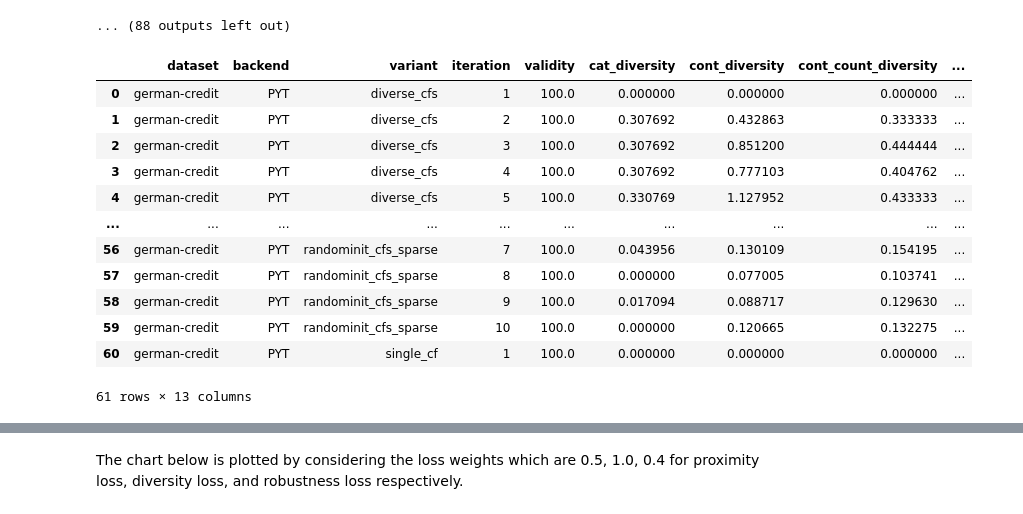
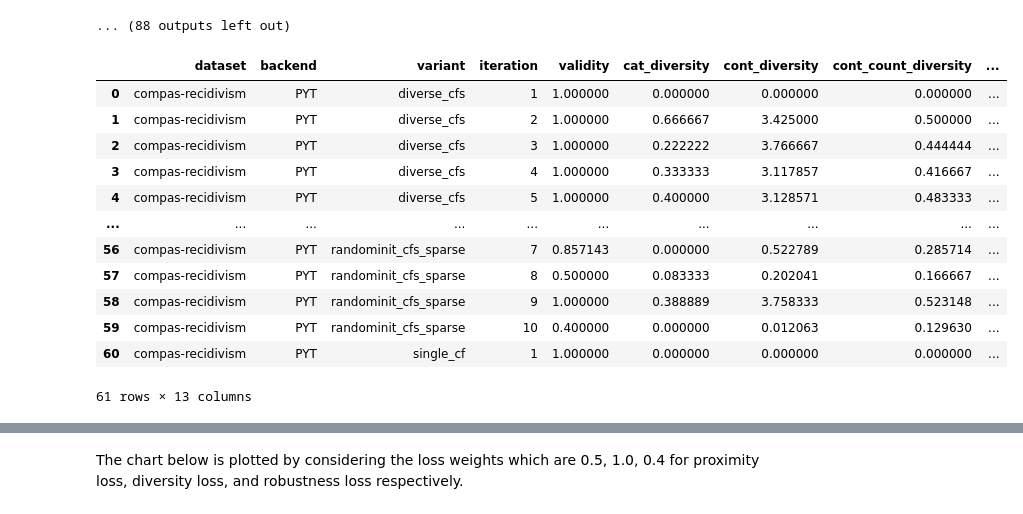
Before and after one commit to Dice-Extended/dice-x, a Jupyter notebook: docs/source/notebooks/Benchmarking_Preliminary_Metrics.ipynb, the cells around one changed output, grey strips where cells are left out. Drawn from its saved outputs; the diff is of its cells as text; code cells hidden in the pictures.

```diff
--- a/docs/source/notebooks/Benchmarking_Preliminary_Metrics.ipynb
+++ b/docs/source/notebooks/Benchmarking_Preliminary_Metrics.ipynb
@@ -895,45 +898,45 @@ METRIC_KEYS = [
 rows = []
 for dataset, dataset_data in comparison_results.items():
     # Get the PYT backend data for this dataset.
     if 'PYT' not in dataset_data:
         continue
     pyt_data = dataset_data['PYT']
     # Loop over all variants for the PYT backend.
     for variant, metrics in pyt_data.items():
         # Assume that all metric lists have the same length and that there is an "iteration" key.
         iterations = metrics.get("iteration", list(range(1, len(metrics["validity"]) + 1)))
         # For each iteration, create a row with all metric values.
         for i, iter_val in enumerate(iterations):
             row = {
                 "dataset": dataset,
                 "backend": "PYT",
                 "variant": variant,
                 "iteration": iter_val
             }
             # For each metric, get the value for this iteration.
             for key in METRIC_KEYS:
                 # If the metric list is too short, use None.
                 row[key] = metrics[key][i] if i < len(metrics[key]) else None
             rows.append(row)
 
 df_table = pd.DataFrame(rows)
 
 # Optionally, sort the table by dataset, variant, and iteration.
 df_table = df_table.sort_values(by=["dataset", "variant", "iteration"])
-df_table.head(400)
+df_table[df_table['dataset'] == 'compas-recidivism']
 # %% [output]
 |  | dataset | backend | variant | iteration | validity | cat_diversity | cont_diversity | cont_count_diversity | ... |
-| 0 | german-credit | PYT | diverse_cfs | 1 | 100.0 | 0.000000 | 0.000000 | 0.000000 | ... |
-| 1 | german-credit | PYT | diverse_cfs | 2 | 100.0 | 0.307692 | 0.432863 | 0.333333 | ... |
-| 2 | german-credit | PYT | diverse_cfs | 3 | 100.0 | 0.307692 | 0.851200 | 0.444444 | ... |
-| 3 | german-credit | PYT | diverse_cfs | 4 | 100.0 | 0.307692 | 0.777103 | 0.404762 | ... |
-| 4 | german-credit | PYT | diverse_cfs | 5 | 100.0 | 0.330769 | 1.127952 | 0.433333 | ... |
+| 0 | compas-recidivism | PYT | diverse_cfs | 1 | 1.000000 | 0.000000 | 0.000000 | 0.000000 | ... |
+| 1 | compas-recidivism | PYT | diverse_cfs | 2 | 1.000000 | 0.666667 | 3.425000 | 0.500000 | ... |
+| 2 | compas-recidivism | PYT | diverse_cfs | 3 | 1.000000 | 0.222222 | 3.766667 | 0.444444 | ... |
+| 3 | compas-recidivism | PYT | diverse_cfs | 4 | 1.000000 | 0.333333 | 3.117857 | 0.416667 | ... |
+| 4 | compas-recidivism | PYT | diverse_cfs | 5 | 1.000000 | 0.400000 | 3.128571 | 0.483333 | ... |
 | ... | ... | ... | ... | ... | ... | ... | ... | ... | ... |
-| 56 | german-credit | PYT | randominit_cfs_sparse | 7 | 100.0 | 0.043956 | 0.130109 | 0.154195 | ... |
-| 57 | german-credit | PYT | randominit_cfs_sparse | 8 | 100.0 | 0.000000 | 0.077005 | 0.103741 | ... |
-| 58 | german-credit | PYT | randominit_cfs_sparse | 9 | 100.0 | 0.017094 | 0.088717 | 0.129630 | ... |
-| 59 | german-credit | PYT | randominit_cfs_sparse | 10 | 100.0 | 0.000000 | 0.120665 | 0.132275 | ... |
-| 60 | german-credit | PYT | single_cf | 1 | 100.0 | 0.000000 | 0.000000 | 0.000000 | ... |
+| 56 | compas-recidivism | PYT | randominit_cfs_sparse | 7 | 0.857143 | 0.000000 | 0.522789 | 0.285714 | ... |
+| 57 | compas-recidivism | PYT | randominit_cfs_sparse | 8 | 0.500000 | 0.083333 | 0.202041 | 0.166667 | ... |
+| 58 | compas-recidivism | PYT | randominit_cfs_sparse | 9 | 1.000000 | 0.388889 | 3.758333 | 0.523148 | ... |
+| 59 | compas-recidivism | PYT | randominit_cfs_sparse | 10 | 0.400000 | 0.000000 | 0.012063 | 0.129630 | ... |
+| 60 | compas-recidivism | PYT | single_cf | 1 | 1.000000 | 0.000000 | 0.000000 | 0.000000 | ... |
 61 rows × 13 columns
 # %%
 import math
```
Also changed, not shown: parts of 2 cells of this notebook, 1 other file.
